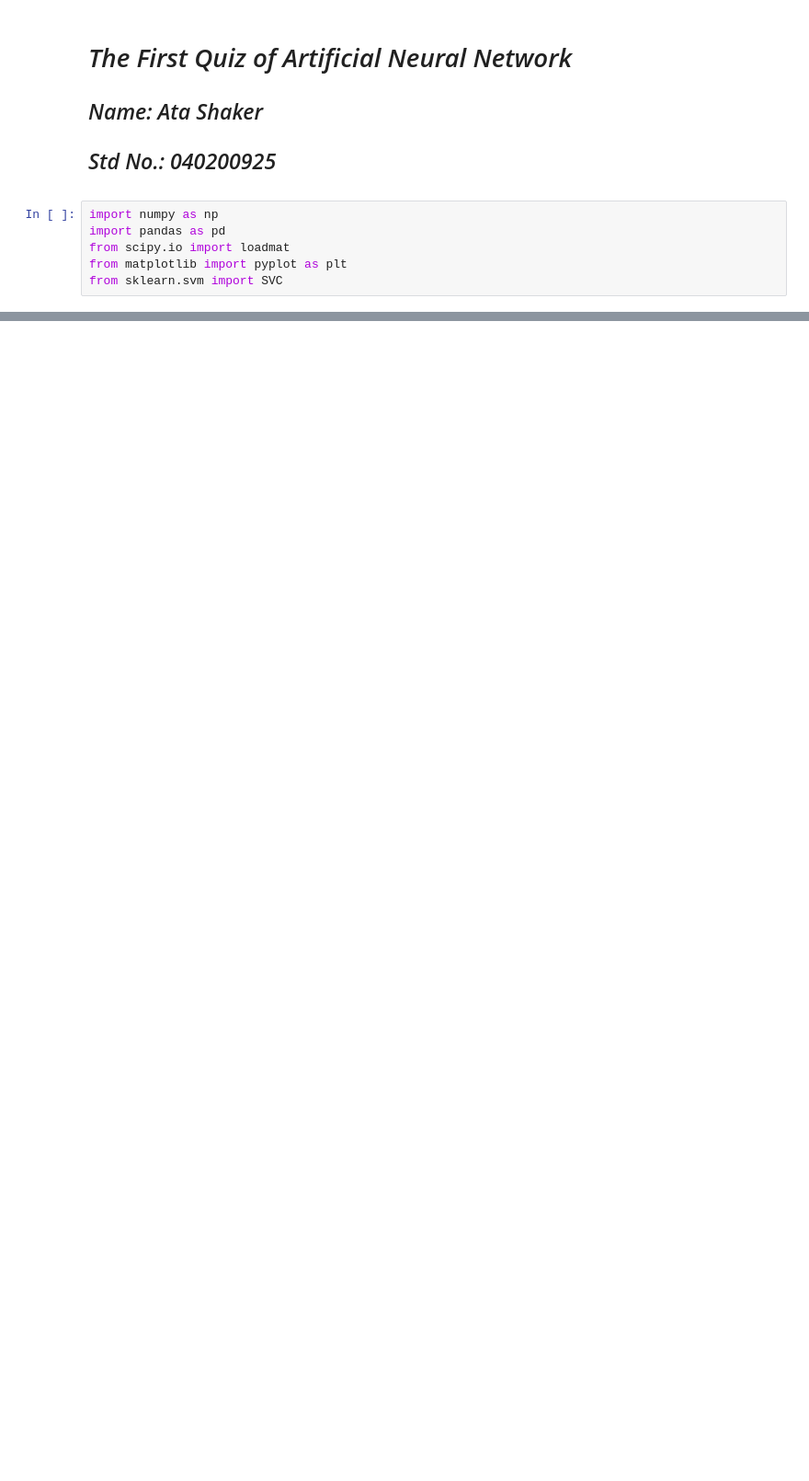
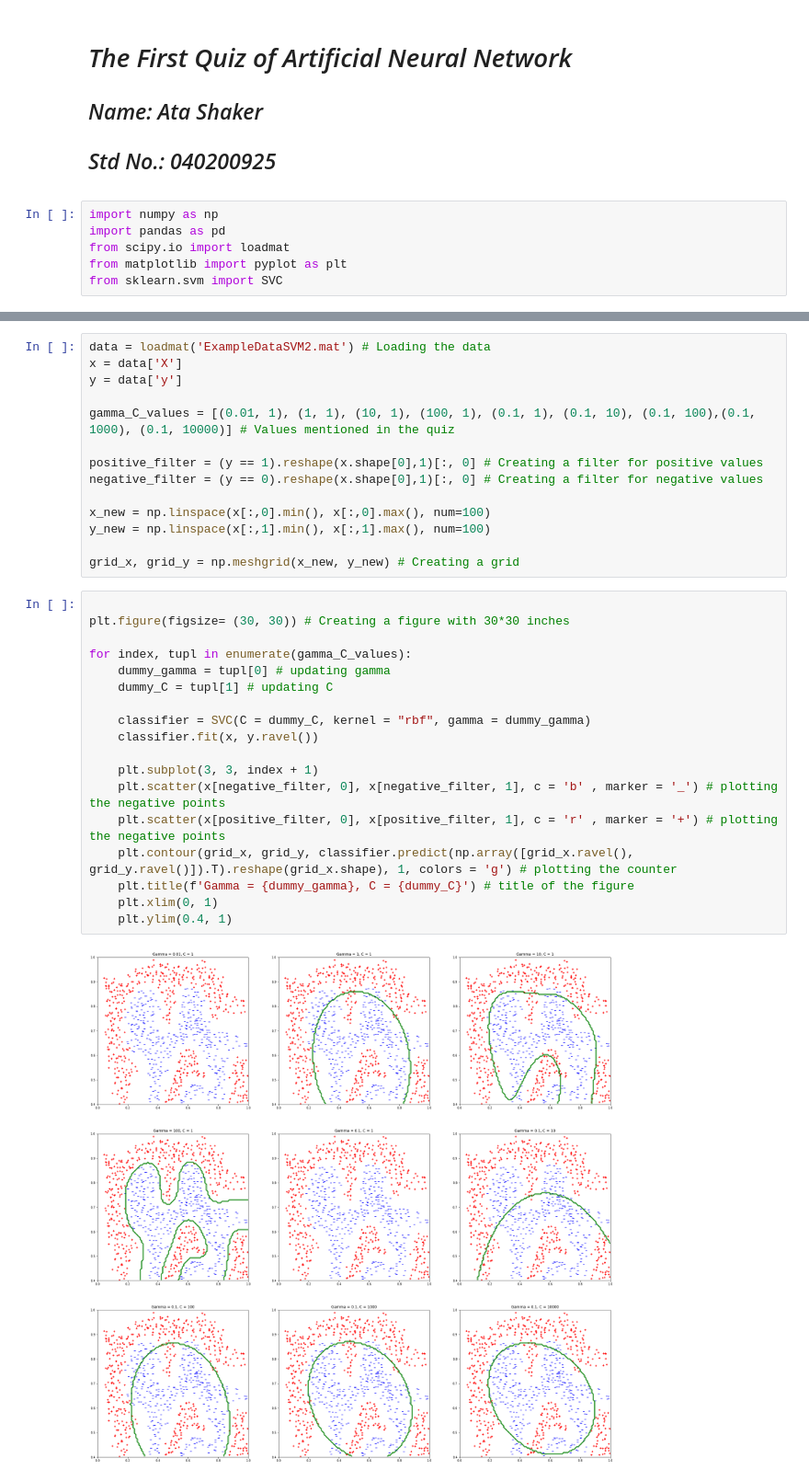
Before and after one commit to Ata-Shaker/Assignments-3rd-Semester-ITU, a Jupyter notebook: Artificial_Neural_Network_1st_Quiz.ipynb, the cells around one changed output, grey strips where cells are left out. Shown: that part at 92% size. Drawn from its saved outputs; the diff is of its cells as text; blank space fills up the shorter version.

```diff
--- a/Artificial_Neural_Network_1st_Quiz.ipynb
+++ b/Artificial_Neural_Network_1st_Quiz.ipynb
@@ -26,0 +11,34 @@ plt.scatter(x[positive_filter, 0], x[positive_filter, 1], c = 'b' , marker = 'o'
+# %%
+data = loadmat('ExampleDataSVM2.mat') # Loading the data
+x = data['X']
+y = data['y']
+
+gamma_C_values = [(0.01, 1), (1, 1), (10, 1), (100, 1), (0.1, 1), (0.1, 10), (0.1, 100),(0.1, 1000), (0.1, 10000)] # Values mentioned in the quiz
+
+positive_filter = (y == 1).reshape(x.shape[0],1)[:, 0] # Creating a filter for positive values
+negative_filter = (y == 0).reshape(x.shape[0],1)[:, 0] # Creating a filter for negative values
+
+x_new = np.linspace(x[:,0].min(), x[:,0].max(), num=100)
+y_new = np.linspace(x[:,1].min(), x[:,1].max(), num=100)
+
+grid_x, grid_y = np.meshgrid(x_new, y_new) # Creating a grid
+# %%
+
+plt.figure(figsize= (30, 30)) # Creating a figure with 30*30 inches
+
+for index, tupl in enumerate(gamma_C_values):
+    dummy_gamma = tupl[0] # updating gamma
+    dummy_C = tupl[1] # updating C
+
+    classifier = SVC(C = dummy_C, kernel = "rbf", gamma = dummy_gamma)
+    classifier.fit(x, y.ravel())
+
+    plt.subplot(3, 3, index + 1)
+    plt.scatter(x[negative_filter, 0], x[negative_filter, 1], c = 'b' , marker = '_') # plotting the negative points
+    plt.scatter(x[positive_filter, 0], x[positive_filter, 1], c = 'r' , marker = '+') # plotting the negative points
+    plt.contour(grid_x, grid_y, classifier.predict(np.array([grid_x.ravel(), grid_y.ravel()]).T).reshape(grid_x.shape), 1, colors = 'g') # plotting the counter
+    plt.title(f'Gamma = {dummy_gamma}, C = {dummy_C}') # title of the figure
+    plt.xlim(0, 1)
+    plt.ylim(0.4, 1)
+# %% [output]
+[figure, added]
```
Also changed, not shown: parts of 2 cells of this notebook.
